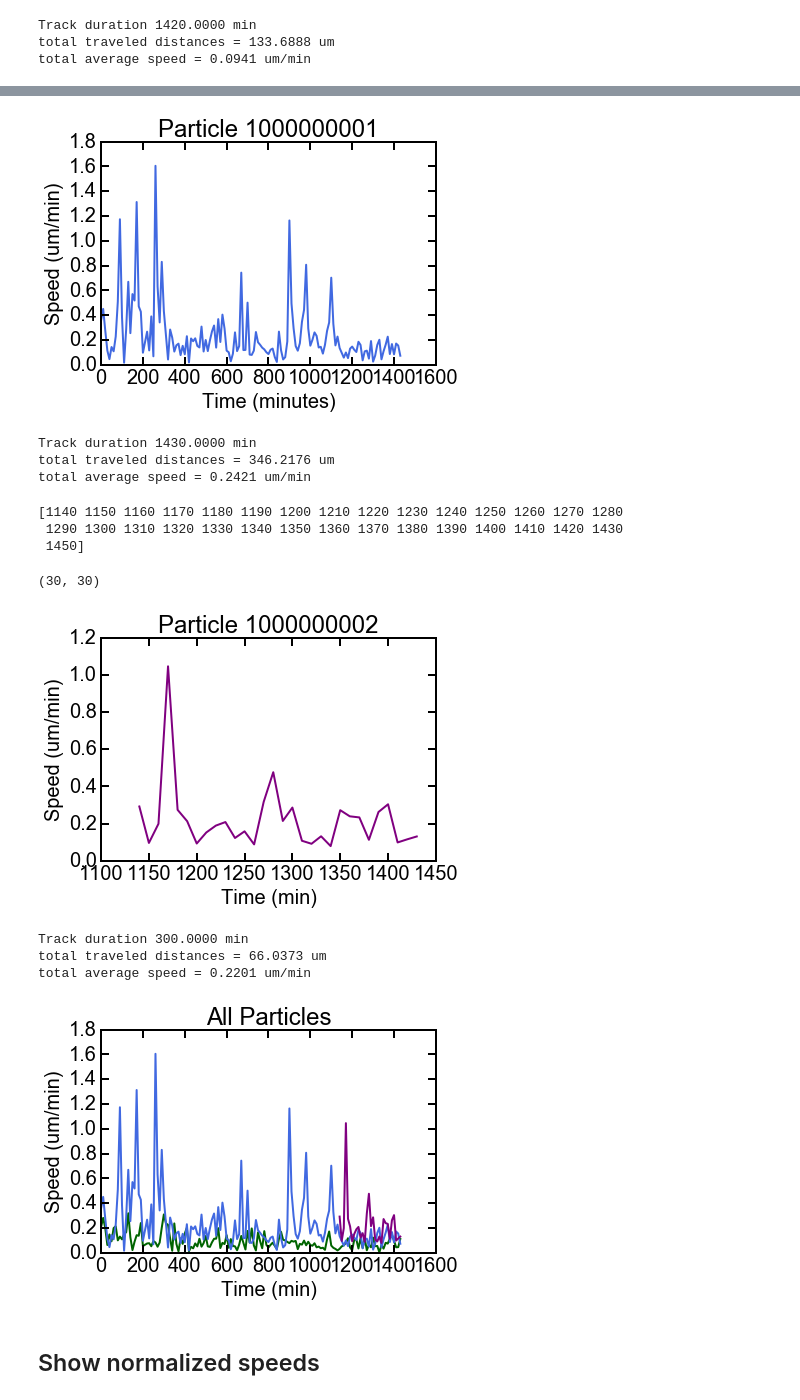
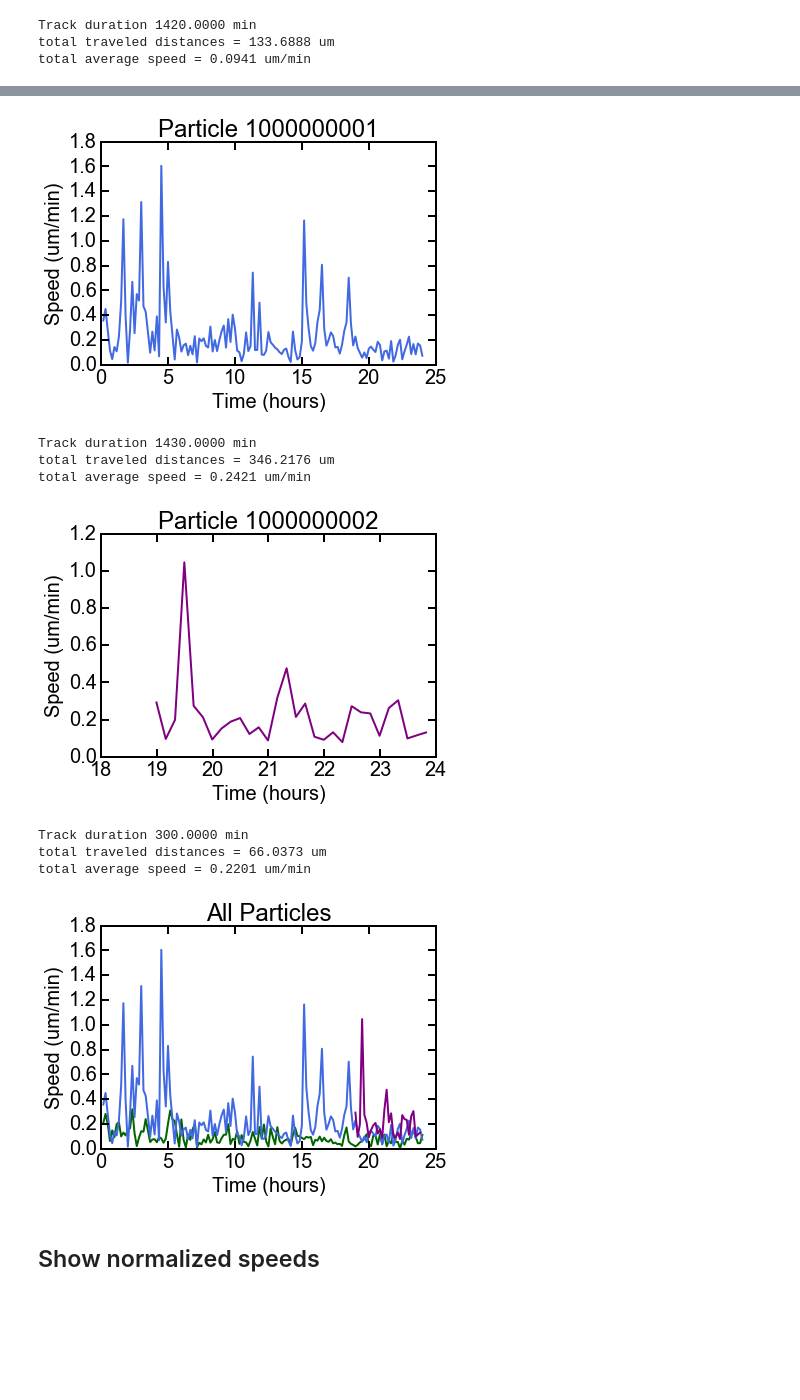
Before and after one commit to OrielBanne/myIPythonNotebooks, a Jupyter notebook: pub/Migration velocity.ipynb, the cells around one changed output, grey strips where cells are left out. Cells and saved outputs as stored; diff of their text form; code cells hidden in the pictures; blank space fills up the shorter version.

```diff
--- a/pub/Migration velocity.ipynb
+++ b/pub/Migration velocity.ipynb
@@ -95,11 +95,10 @@ def distance(myarray):
 <H2>Velocities</H2>
 <P>This is simply the distance if sampling time is constant </P>
 # %%
-# create time vector
+# retrieve time vector
+#dt = 10 # sampling interval in minutes
+dt = 0.1666 # sampling interval in hours
+t0 = df0['Time'].values*dt
 
-time = np.concatenate(([0], df0['Time'].values)) # get sampling time points
-dt = 10 # sampling interval in minutes
-t0 = time*dt
-
-print(t0)
+print(len(t0))
 # %% [output]
@@ -116,4 +106,5 @@ print(t0)
 # %%
+
 D0 = distance(P0) # in um
-S0 = D0/10.
-t0 = t0[:-2]
+S0 = D0/10. # speed in um/min
+t0 = t0[:-1] # when ploting speeds we do not need the last sampling point
@@ -165,8 +129,17 @@ t1 = t1[:-2]
+# %%
+# retrieve time vector and calculate speed
+
+dt = 0.1666 # sampling interval in hours
+t1 = df1['Time'].values*dt
+
+D1 = distance(P1) # in um
+S1 = D1/10. #um/min
+t1 = t1[:-1]
 # %%
 plt.plot(t1, S1, color = '#4169E1')
 plt.ylabel('Speed (um/min)'),
-plt.xlabel('Time (minutes)')
+plt.xlabel('Time (hours)')
 plt.title('Particle %d'%TrackID[1]);
 # %% [output]
-[figure, old version]
+[figure, new version]
 # %%
@@ -179,32 +150,21 @@ print('total average speed = %2.4f um/min'%S1.mean())
 Track duration 1430.0000 min
 total traveled distances = 346.2176 um
 total average speed = 0.2421 um/min
-# %%
-# create time vector
-
-time = df2['Time'].values # get sampling time points
-dt = 10 # sampling interval in minutes
-t2 = time*dt
-
-print(t2)
-# %% [output]
-[1140 1150 1160 1170 1180 1190 1200 1210 1220 1230 1240 1250 1260 1270 1280
- 1290 1300 1310 1320 1330 1340 1350 1360 1370 1380 1390 1400 1410 1420 1430
- 1450]
 # %%
+# retrieve time vector and calculate speed
+
+dt = 0.1666 # sampling interval in hours
+t2 = df2['Time'].values*dt
+
 D2 = distance(P2) # in um
-S2 = D2/10.
+S2 = D2/10. #um/min
 t2 = t2[:-1]
-# %%
-len(t2), len(D2)
-# %% [output]
-(30, 30)
 # %%
 plt.plot(t2, S2, color = '#800080')
-plt.xlabel('Time (min)')
+plt.xlabel('Time (hours)')
 plt.ylabel('Speed (um/min)'), plt.title('Particle %d'%TrackID[2]);
 # %% [output]
-[figure, old version]
+[figure, new version]
 # %%
 print('Track duration %2.4f min'%(len(t2)*10.))
 print('total traveled distances = %2.4f um'%np.sum(D2))
@@ -216,12 +176,12 @@ total average speed = 0.2201 um/min
 # %%
 #Overlap
 plt.plot(t0, S0, color = '#006400');
 plt.plot(t1, S1, color = '#4169E1');
 plt.plot(t2, S2, color = '#800080');
-plt.xlabel('Time (min)');
+plt.xlabel('Time (hours)');
 plt.ylabel('Speed (um/min)'), plt.title('All Particles');
 # %% [output]
-[figure, old version]
+[figure, new version]
 # %% [markdown]
 <H2>Show normalized speeds</H2>
 # %%
```
Also changed, not shown: parts of 13 cells of this notebook, 5 other files.
